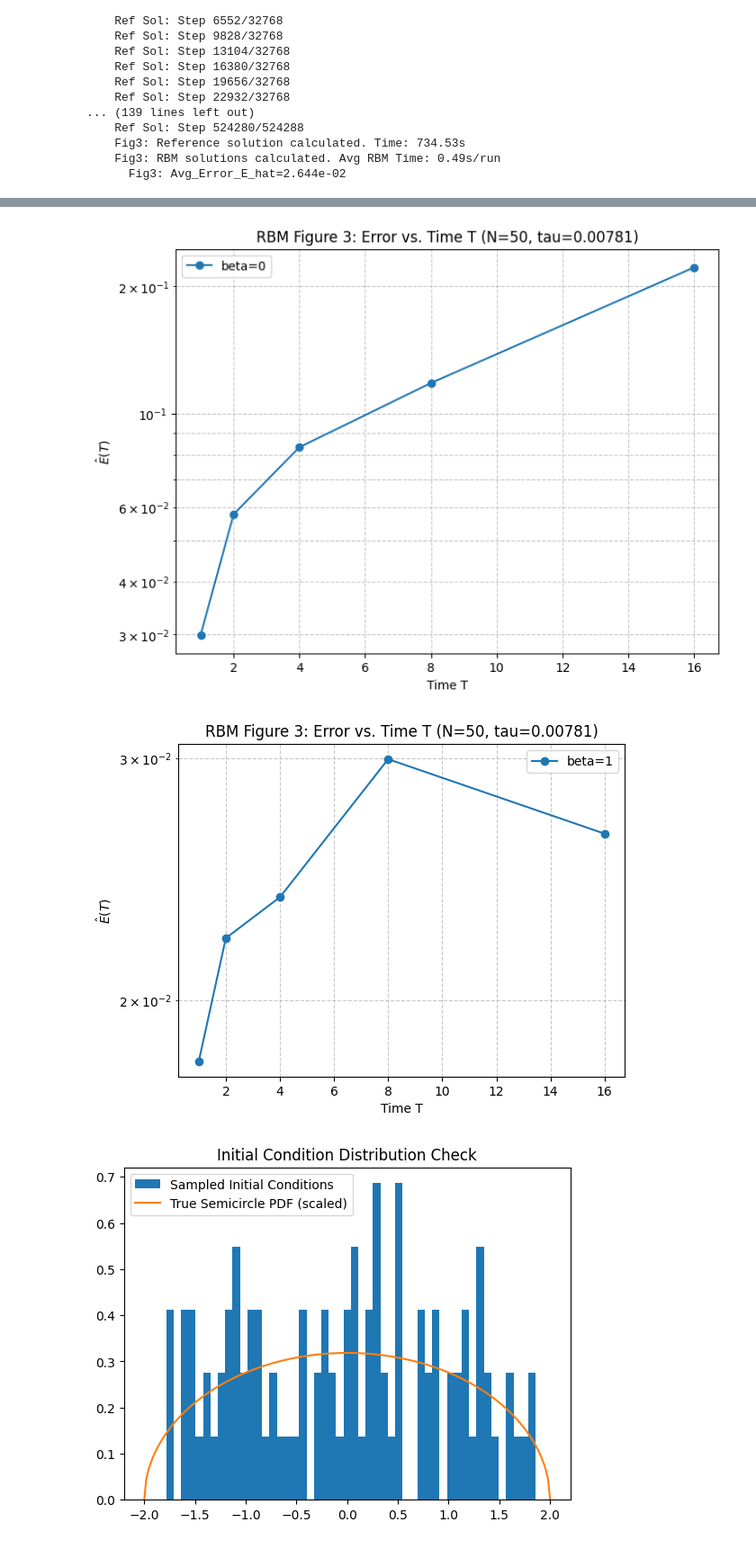
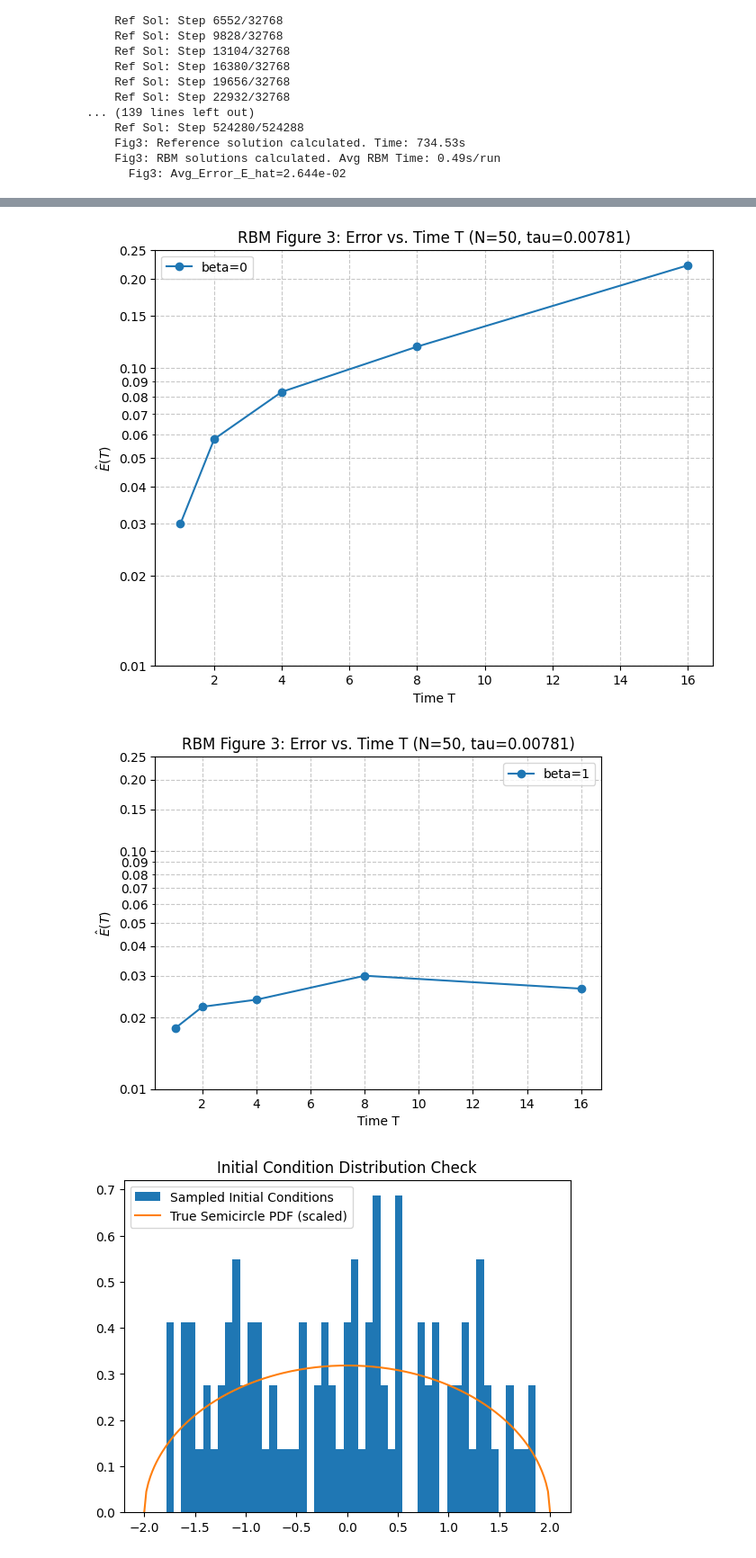
Before and after one commit to AwuoeZYC/Dissertation, a Jupyter notebook: RBM.ipynb, the cells around one changed output, grey strips where cells are left out. Shown at 90% size. Saved outputs shown, nothing was run; the diff lists cells and outputs as text; code cells hidden in the pictures.

```diff
--- a/RBM.ipynb
+++ b/RBM.ipynb
@@ -427,9 +427,10 @@ for b in df_fig3_results["beta"].unique():
     plt.title(f'RBM Figure 3: Error vs. Time T (N={N_fig3}, tau={tau_rbm_fig3:.5f})')
     plt.legend()
     plt.grid(True, which="both", ls="--", alpha=0.7)
+    plt.yscale('log')
+    plt.yticks([0.01, 0.02, 0.03, 0.04, 0.05, 0.1, 0.15, 0.2, 0.25])
     plt.gca().yaxis.set_major_formatter(StrMethodFormatter('{x:.2f}')) # 2 decimal places
     plt.gca().yaxis.set_minor_formatter(FormatStrFormatter("%.2f")) # 2 decimal places for minor ticks
-    plt.yscale('log')
     plt.show()
 # %% [output]
 --- Fig3 Results (Error vs. Time T) ---
@@ -448,5 +449,5 @@ Fig3 Total Time: 8782.15s
-[figure, old version]
+[figure, new version]
-[figure, old version]
+[figure, new version]
 # %%
 # =======================================================
 # --- Plotting Figure 4 ---
```
Also changed, not shown: parts of 3 cells of this notebook, 2 other files.
